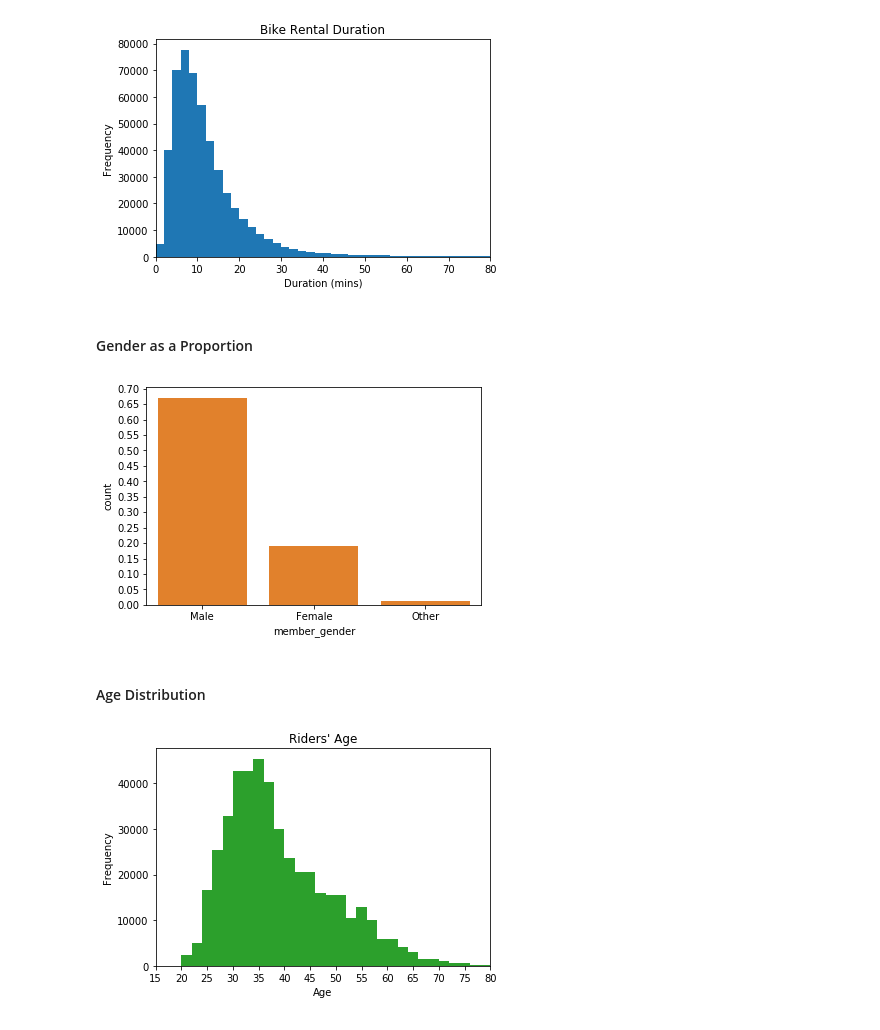
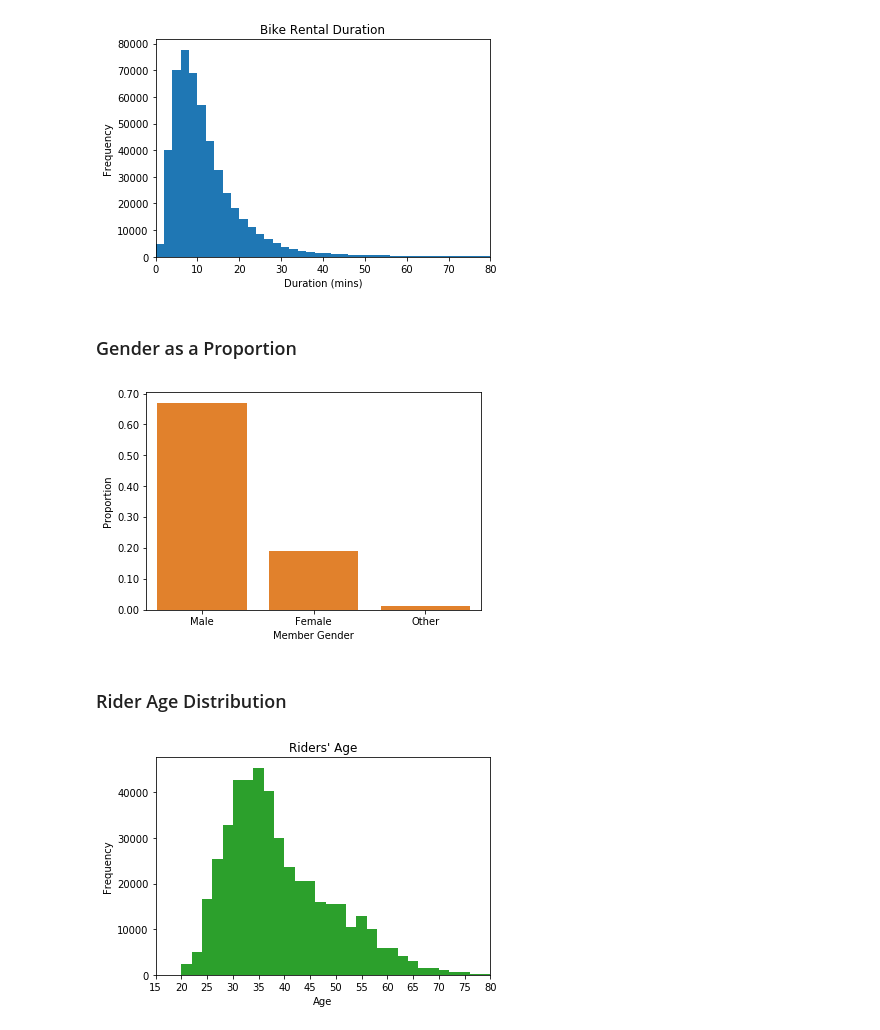
Before and after one commit to juliouribe/Visualizing_Bike_Data, a Jupyter notebook: Exploratory_Analysis.ipynb, the cells around one changed output. Cells and saved outputs as stored; diff of their text form; code cells hidden in the pictures.

```diff
--- a/Exploratory_Analysis.ipynb
+++ b/Exploratory_Analysis.ipynb
@@ -84,3 +77,6 @@ Name: duration_min, dtype: float64
+# %%
+bikes_clean['start_time'] = pd.to_datetime(bikes_clean['start_time'])
+type(bikes_clean['start_time'][0])
 # %% [markdown]
 ##### Rearrange columns for visibility
 Finally, I'll rearrange the columns a bit so the information I'm more interested in is closer to the left. We'll move the gps info all the way to the right and try to make use of that at a later time.
@@ -131,26 +116,26 @@ plt.ylabel('Frequency');
 # %% [output]
 [figure]
 # %% [markdown]
-#### Gender as a Proportion
+### Gender as a Proportion
 # %%
 n_points = bikes_clean.shape[0]
 max_count = bikes_clean['member_gender'].value_counts().max()
 max_prop = max_count / n_points
 
 # generate tick mark locations and names
-tick_props = np.arange(0, max_prop+0.1, 0.05)
+tick_props = np.arange(0, max_prop+0.1, 0.10)
 tick_names = ['{:0.2f}'.format(v) for v in tick_props]
 
 # create the plot
 base_color = sb.color_palette()[1]
 plt.yticks(tick_props * n_points, tick_names)
+sb.countplot(data = bikes_clean, x = 'member_gender', color = base_color)
 plt.ylabel('Proportion')
-plt.xlabel('Member Gender')
-sb.countplot(data = bikes_clean, x = 'member_gender', color = base_color);
+plt.xlabel('Member Gender');
 # %% [output]
-[figure, old version]
+[figure, new version]
 # %% [markdown]
-#### Age Distribution
+### Rider Age Distribution
 # %%
 base_color = sb.color_palette()[2]
 bikes_clean['age'] = 2019 - bikes['member_birth_year']
```
Also changed, not shown: parts of 26 cells of this notebook.
